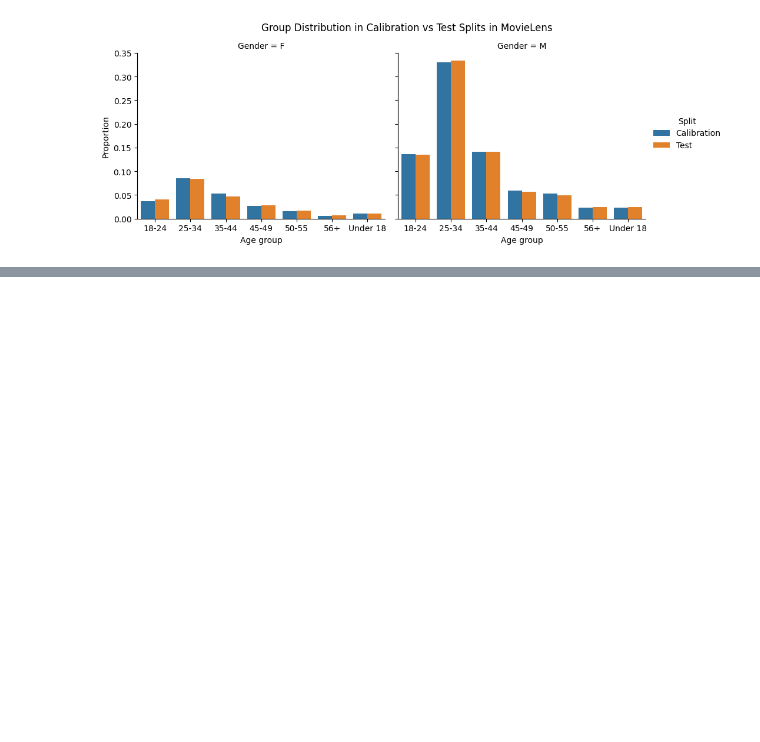
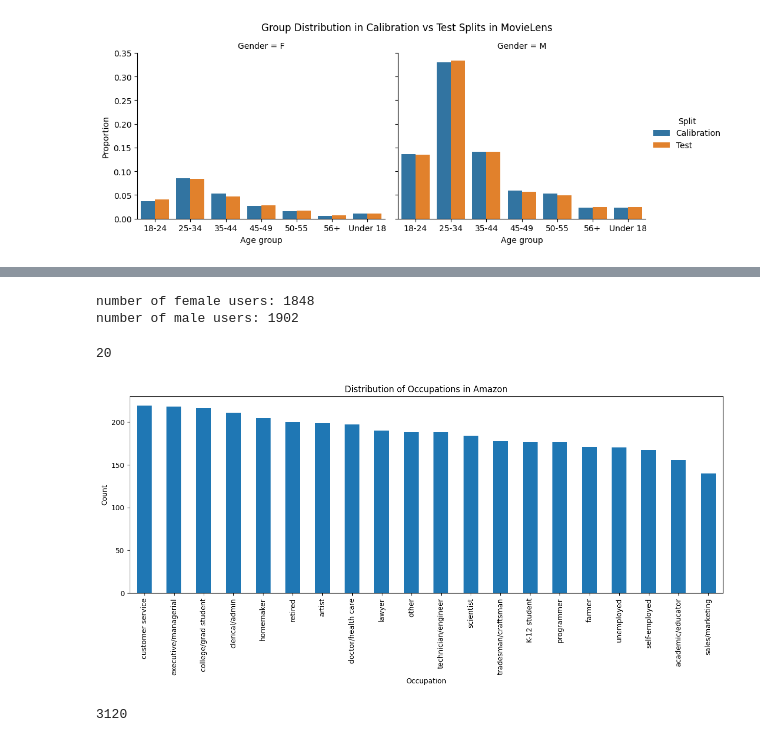
Before and after one commit to vrg-brigitta/reproducibility_facter, a Jupyter notebook: datasets_stats.ipynb, the cells around one changed output, grey strips where cells are left out. Saved outputs shown, nothing was run; the diff lists cells and outputs as text; code cells hidden in the pictures; blank space fills up the shorter version.

Commit message:
New datasets stats

```diff
--- a/datasets_stats.ipynb
+++ b/datasets_stats.ipynb
@@ -176,0 +235,5 @@ plt.show()
+# %%
+# Sampled dataset
+am = pd.read_csv('data_preprocessed/amazon_3750.csv')
+am_train = pd.read_csv('data_preprocessed/amazon_3750_train.csv')
+am_test = pd.read_csv('data_preprocessed/amazon_3750_test.csv')
@@ -176,0 +249,28 @@ plt.show()
+# %%
+# number of female users in Amazon
+print('number of female users:', len(am[am['gender']=='F']))
+print('number of male users:', len(am[am['gender']=='M']))
+# %% [output]
+number of female users: 1848
+number of male users: 1902
+# %%
+# number of distinct of occupations
+print(len(list(am['occupation'].drop_duplicates())))
+# %% [output]
+20
+# %%
+# Bar plot of occupations
+counts = am["occupation"].value_counts()
+plt.figure(figsize=(15,5))
+counts.plot(kind='bar')
+plt.xlabel("Occupation")
+plt.ylabel("Count")
+plt.title("Distribution of Occupations in Amazon")
+plt.show()
+# %% [output]
+[figure, added]
+# %%
+# number of distinct target titles in Amazon sampled
+print(len(list(am['target_title'].drop_duplicates())))
+# %% [output]
+3120
```
Also changed, not shown: parts of 23 cells of this notebook.
